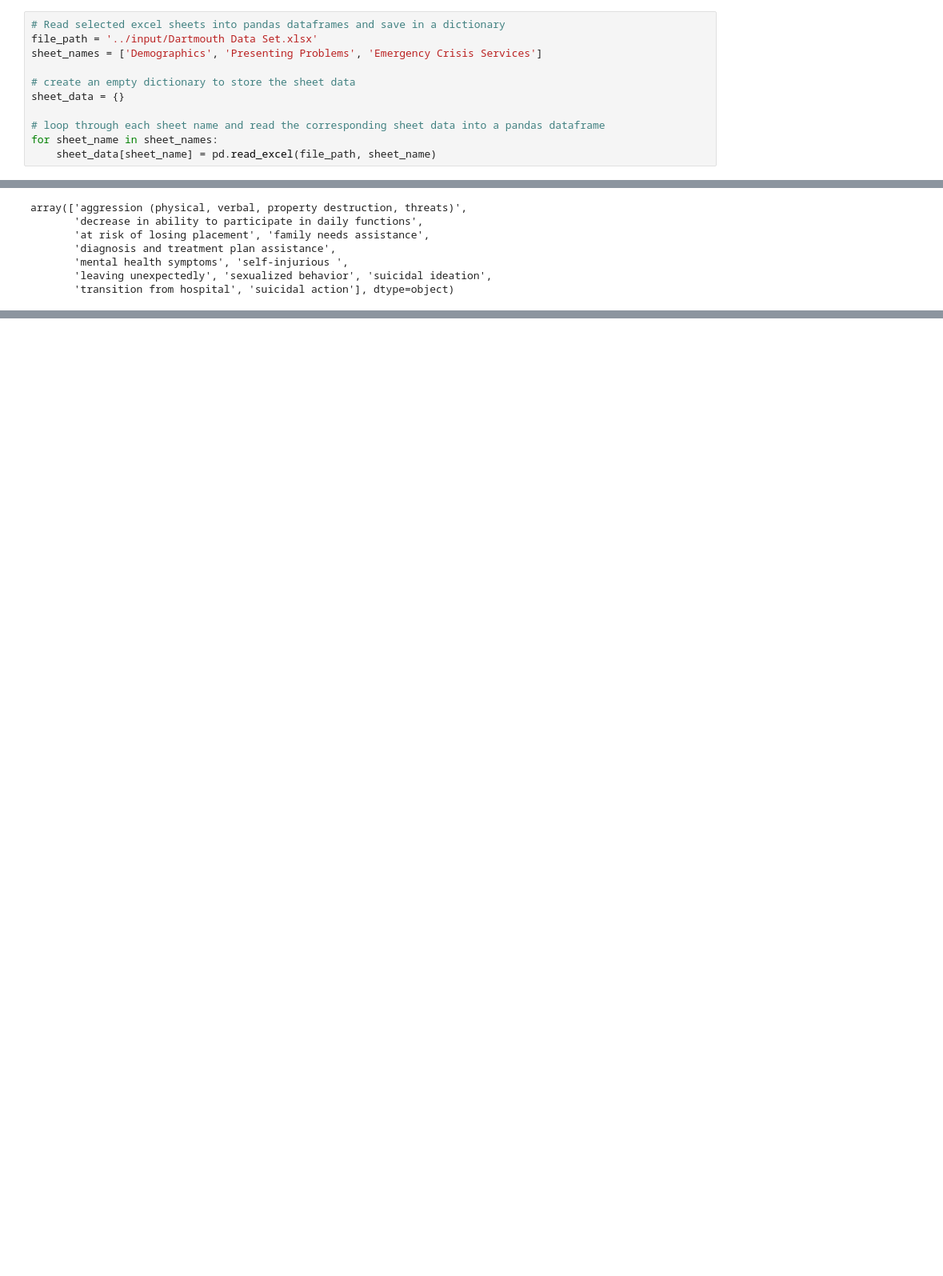
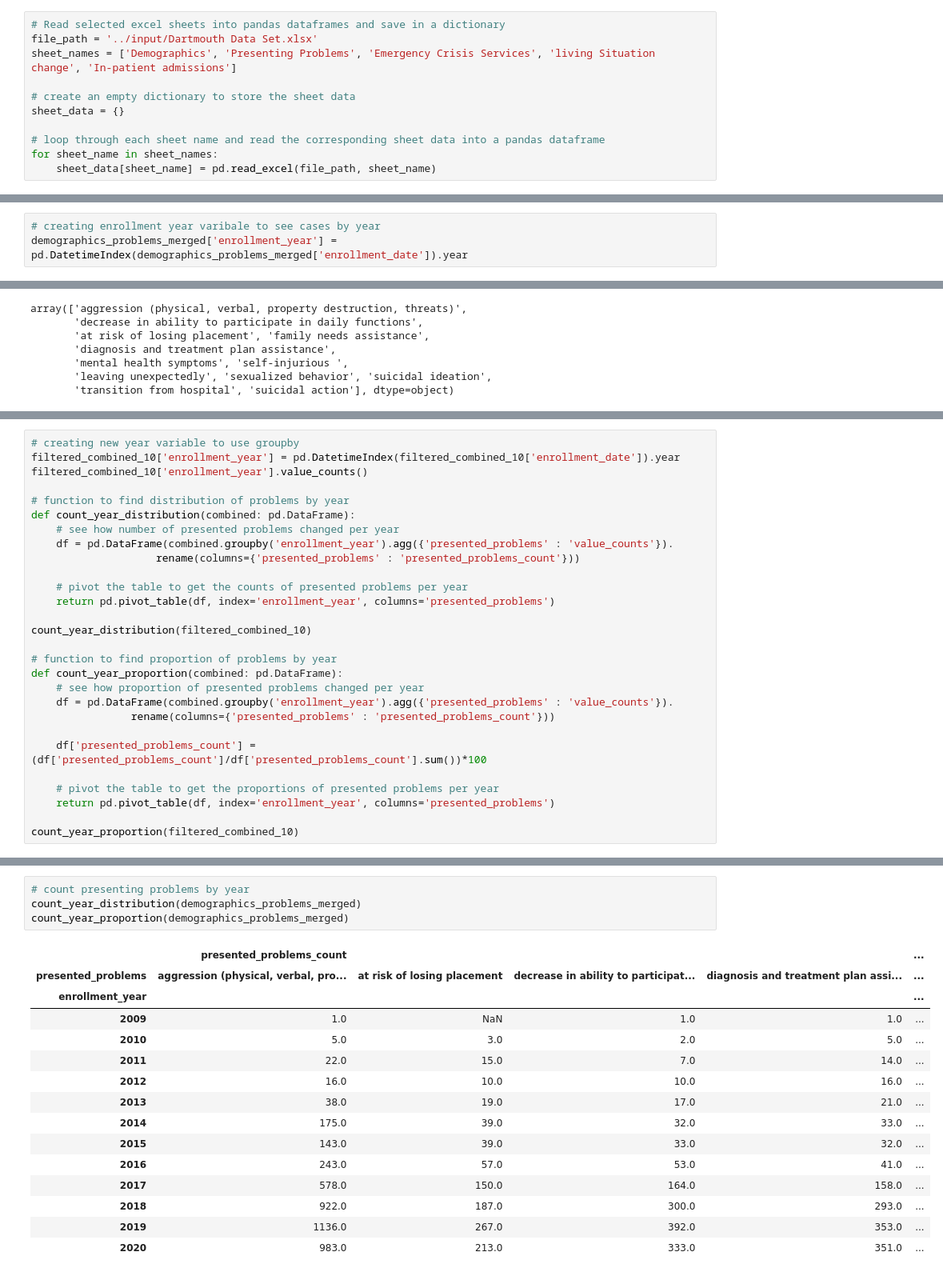
Before and after one commit to aimenabdulaziz/qss_final_project, a Jupyter notebook: code/01_notebook.ipynb, the cells around one changed output, grey strips where cells are left out. Shown at 80% size. Cells and saved outputs as stored; diff of their text form; blank space fills up the shorter version.

Commit message:
ran more analysis on presenting problems,added data sheets, and ran analysis on them

```diff
--- a/code/01_notebook.ipynb
+++ b/code/01_notebook.ipynb
@@ -19,7 +19,7 @@ We are only loading the excel sheets we will use for our research purposes. The
 # %%
 # Read selected excel sheets into pandas dataframes and save in a dictionary
 file_path = '../input/Dartmouth Data Set.xlsx'
-sheet_names = ['Demographics', 'Presenting Problems', 'Emergency Crisis Services']
+sheet_names = ['Demographics', 'Presenting Problems', 'Emergency Crisis Services', 'living Situation change', 'In-patient admissions']
 
 # create an empty dictionary to store the sheet data
 sheet_data = {}
@@ -314,6 +316,9 @@ demographics_problems_merged['enrollment_date'].min()
 # %% [output]
 Timestamp('2020-12-30 00:00:00')
 Timestamp('2009-09-15 00:00:00')
+# %%
+# creating enrollment year varibale to see cases by year
+demographics_problems_merged['enrollment_year'] = pd.DatetimeIndex(demographics_problems_merged['enrollment_date']).year
 # %% [markdown]
 The initial classifier seems to have way more data for the pre-covid data. So for a reasonable comparison, we will subset the data frame to an equal number of month pre and post covid start date.
 # %%
@@ -409,3 +414,31 @@ Iowa : Polk County Health Services                               12
 Iowa : South Central Behavioral Health                           11
 Iowa : SEIL                                                       5
 Name: Region, dtype: int64
+# %%
+# creating new year variable to use groupby
+filtered_combined_10['enrollment_year'] = pd.DatetimeIndex(filtered_combined_10['enrollment_date']).year
+filtered_combined_10['enrollment_year'].value_counts()
+
+# function to find distribution of problems by year
+def count_year_distribution(combined: pd.DataFrame):
+    # see how number of presented problems changed per year
+    df = pd.DataFrame(combined.groupby('enrollment_year').agg({'presented_problems' : 'value_counts'}).
+                    rename(columns={'presented_problems' : 'presented_problems_count'}))
+
+    # pivot the table to get the counts of presented problems per year
+    return pd.pivot_table(df, index='enrollment_year', columns='presented_problems')
+
+count_year_distribution(filtered_combined_10)
+
+# function to find proportion of problems by year
+def count_year_proportion(combined: pd.DataFrame):
+    # see how proportion of presented problems changed per year
+    df = pd.DataFrame(combined.groupby('enrollment_year').agg({'presented_problems' : 'value_counts'}).
+                rename(columns={'presented_problems' : 'presented_problems_count'}))
+
+    df['presented_problems_count'] = (df['presented_problems_count']/df['presented_problems_count'].sum())*100
+
+    # pivot the table to get the proportions of presented problems per year
+    return pd.pivot_table(df, index='enrollment_year', columns='presented_problems')
+
+count_year_proportion(filtered_combined_10)
@@ -411,0 +501,20 @@ Name: Region, dtype: int64
+# %%
+# count presenting problems by year
+count_year_distribution(demographics_problems_merged)
+count_year_proportion(demographics_problems_merged)
+# %% [output]
+|  | presented_problems_count |  |  |  | ... |
+| presented_problems | aggression (physical, verbal, pro... | at risk of losing placement | decrease in ability to participat... | diagnosis and treatment plan assi... | ... |
+| enrollment_year |  |  |  |  | ... |
+| 2009 | 1.0 | NaN | 1.0 | 1.0 | ... |
+| 2010 | 5.0 | 3.0 | 2.0 | 5.0 | ... |
+| 2011 | 22.0 | 15.0 | 7.0 | 14.0 | ... |
+| 2012 | 16.0 | 10.0 | 10.0 | 16.0 | ... |
+| 2013 | 38.0 | 19.0 | 17.0 | 21.0 | ... |
+| 2014 | 175.0 | 39.0 | 32.0 | 33.0 | ... |
+| 2015 | 143.0 | 39.0 | 33.0 | 32.0 | ... |
+| 2016 | 243.0 | 57.0 | 53.0 | 41.0 | ... |
+| 2017 | 578.0 | 150.0 | 164.0 | 158.0 | ... |
+| 2018 | 922.0 | 187.0 | 300.0 | 293.0 | ... |
+| 2019 | 1136.0 | 267.0 | 392.0 | 353.0 | ... |
+| 2020 | 983.0 | 213.0 | 333.0 | 351.0 | ... |
```
Also changed, not shown: parts of 30 cells of this notebook.
